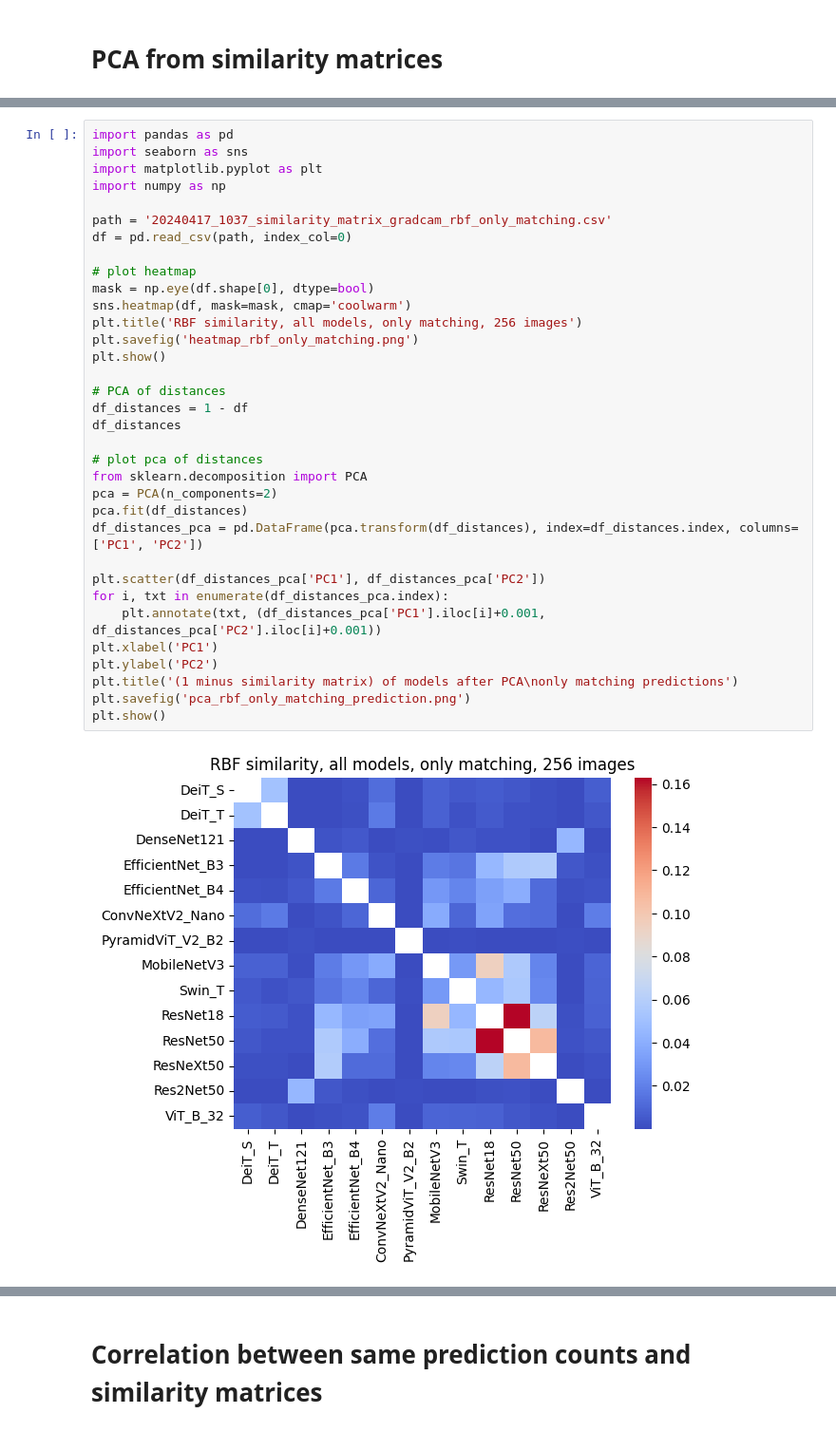
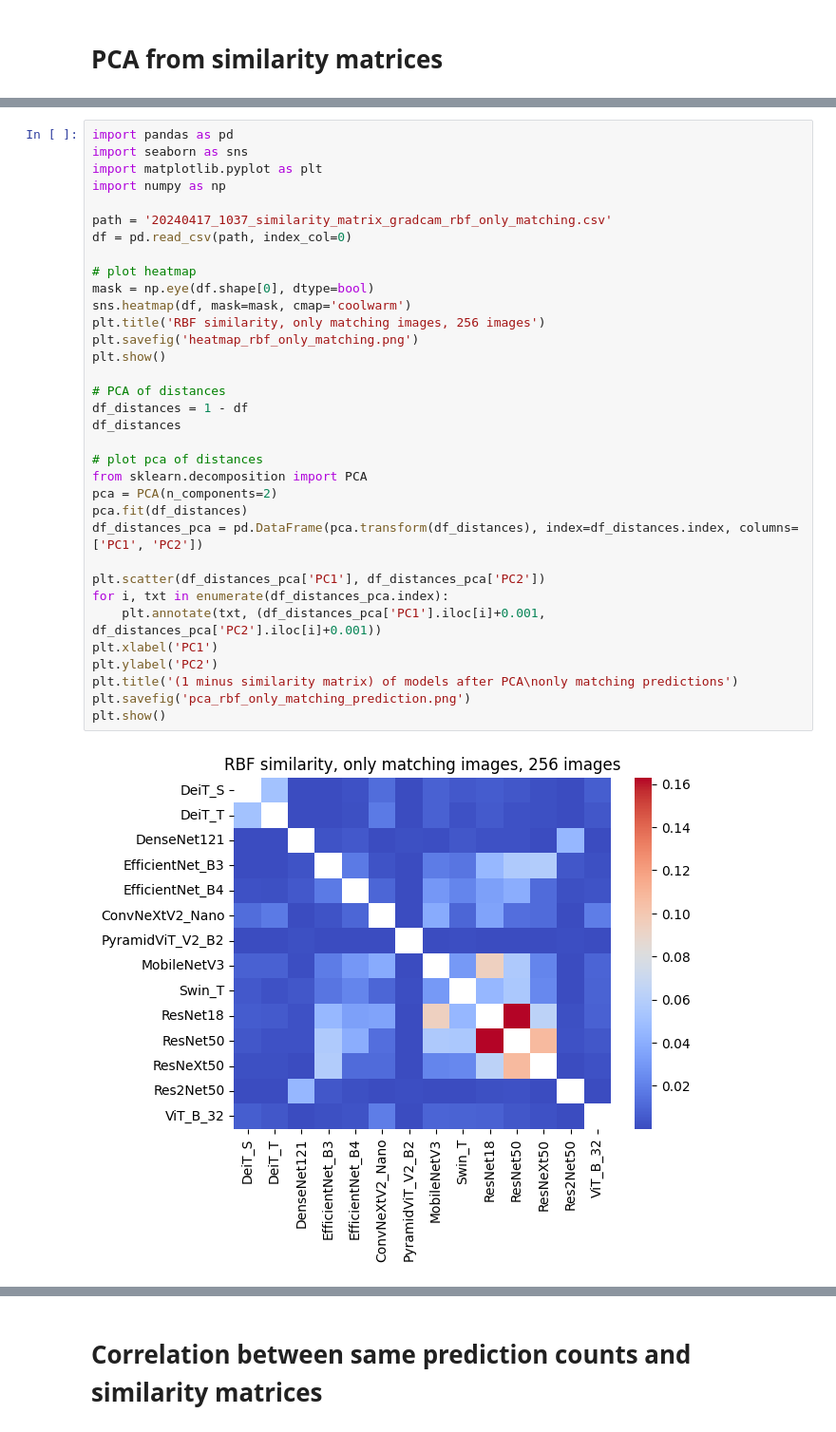
Before and after one commit to mstaczek/cnn-vs-transformers-msc-thesis, a Jupyter notebook: results/20240417-gradcam-256-only-same-prediction/clustering.ipynb, the cells around one changed output, grey strips where cells are left out. Shown: that part at 95% size. Cells and saved outputs as stored; diff of their text form.

```diff
--- a/results/20240417-gradcam-256-only-same-prediction/clustering.ipynb
+++ b/results/20240417-gradcam-256-only-same-prediction/clustering.ipynb
@@ -81,35 +81,35 @@ import matplotlib.pyplot as plt
 import numpy as np
 
 path = '20240417_1037_similarity_matrix_gradcam_rbf_only_matching.csv'
 df = pd.read_csv(path, index_col=0)
 
 # plot heatmap
 mask = np.eye(df.shape[0], dtype=bool)
 sns.heatmap(df, mask=mask, cmap='coolwarm')
-plt.title('RBF similarity, all models, only matching, 256 images')
+plt.title('RBF similarity, only matching images, 256 images')
 plt.savefig('heatmap_rbf_only_matching.png')
 plt.show()
 
 # PCA of distances
 df_distances = 1 - df
 df_distances
 
 # plot pca of distances
 from sklearn.decomposition import PCA
 pca = PCA(n_components=2)
 pca.fit(df_distances)
 df_distances_pca = pd.DataFrame(pca.transform(df_distances), index=df_distances.index, columns=['PC1', 'PC2'])
 
 plt.scatter(df_distances_pca['PC1'], df_distances_pca['PC2'])
 for i, txt in enumerate(df_distances_pca.index):
     plt.annotate(txt, (df_distances_pca['PC1'].iloc[i]+0.001, df_distances_pca['PC2'].iloc[i]+0.001))
 plt.xlabel('PC1')
 plt.ylabel('PC2')
 plt.title('(1 minus similarity matrix) of models after PCA\nonly matching predictions')
 plt.savefig('pca_rbf_only_matching_prediction.png')
 plt.show()
 # %% [output]
-[figure, old version]
+[figure, new version]
 [figure]
 # %%
 import pandas as pd
```
Also changed, not shown: parts of 3 cells of this notebook, 5 other files.
